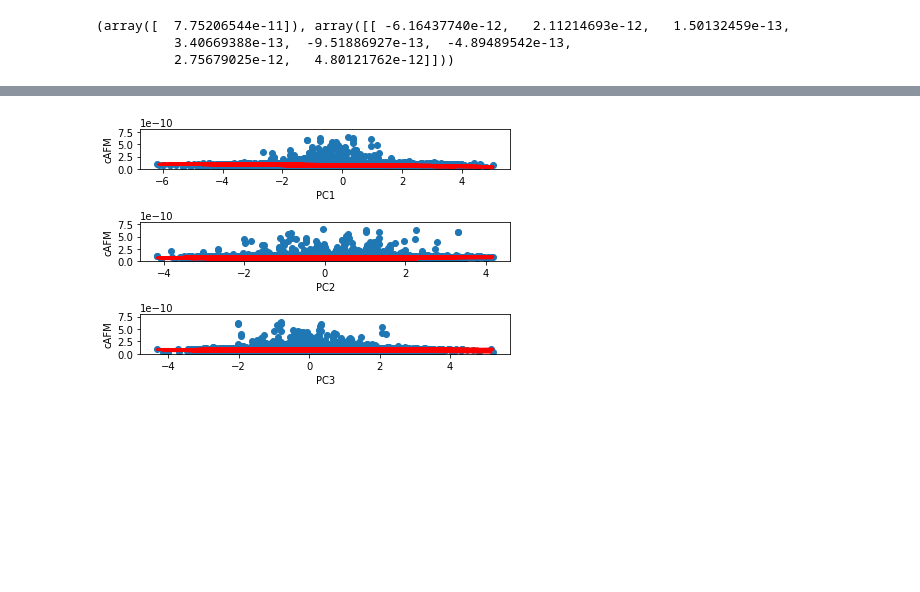
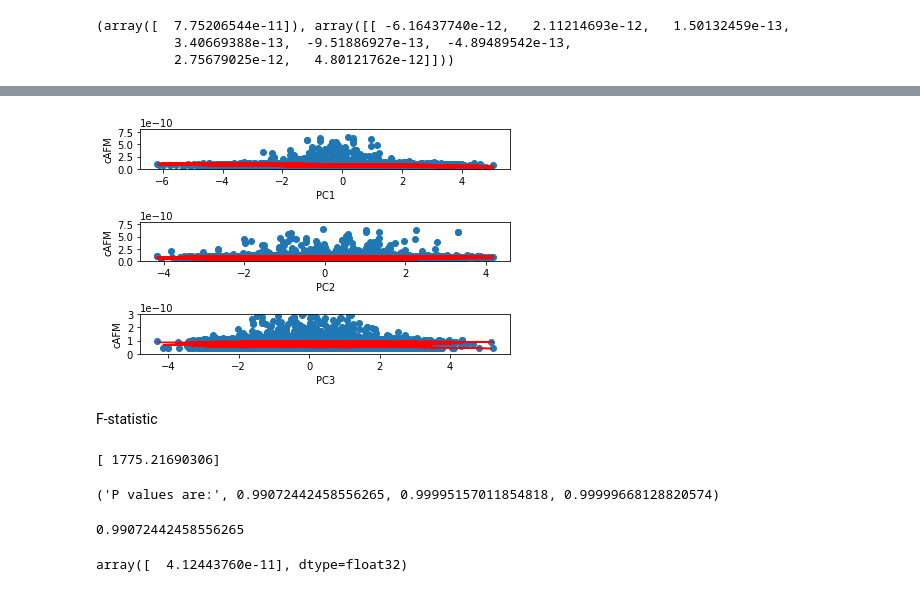
Before and after one commit to kongjy/hyperAFM, a Jupyter notebook: Notebooks/PCAandMLRonPolymers.ipynb, the cells around one changed output, grey strips where cells are left out. Saved outputs shown, nothing was run; the diff lists cells and outputs as text; code cells hidden in the pictures; blank space fills up the shorter version.

Commit message:
error metrics for MLR on PCA

```diff
--- a/Notebooks/PCAandMLRonPolymers.ipynb
+++ b/Notebooks/PCAandMLRonPolymers.ipynb
@@ -197,26 +200,77 @@ array([  8.40537358e-11])
 # %%
 plt.subplot(311)
 plt.scatter(PC1list,cAFMlist)
 plt.plot(training_x[:,0],regr.predict(training_x),color='red',lw='3')
 plt.ylabel('cAFM')
 plt.xlabel('PC1')
 plt.ylim(8e-15, 8e-10)
-
 
 plt.subplot(312)
 plt.scatter(PC2list,cAFMlist)
 plt.plot(training_x[:,1],regr.predict(training_x),color='red',lw='3')
 plt.ylabel('cAFM')
 plt.xlabel('PC2')
 plt.ylim(8e-20, 8e-10)
 
 plt.subplot(313)
 plt.scatter(PC3list,cAFMlist)
-plt.plot(training_x[:,2],regr.predict(training_x),color='red',lw='3')
+plt.plot(training_x[:,2],regr.predict(training_x),color='red')
 plt.ylabel('cAFM')
 plt.xlabel('PC3')
-plt.ylim(8e-15, 8e-10)
+plt.ylim(8e-15, 3e-10)
 
 plt.tight_layout()
 # %% [output]
-[figure, old version]
+[figure, new version]
+# %% [markdown]
+F-statistic
+# %%
+predictors = 8
+n = 60536
+TSS = sum((cAFMlist[5000:] - cAFMlist[5000:].mean())**2)
+RSS = sum((cAFMlist[5000:] - regr.predict(training_x))**2)
+Fnumerator = (TSS-RSS)/predictors
+Fdenominator = RSS/(n-predictors-1)
+F= Fnumerator/Fdenominator
+print(F)
+# %% [output]
+[ 1775.21690306]
+# %%
+#RSS
+RSS = sum((cAFMlist[5000:]-regr.predict(training_x)**2))
+
+#RSE
+RSE = (math.sqrt(RSS/(n-2)))
+
+#TSS
+TSS = sum(((cAFMlist[5000:]-cAFMlist[5000:].mean())**2))
+
+#R^2
+Rsquared = (TSS-RSS)/TSS
+
+#calculate standard errors
+RSE=math.sqrt(RSS/(n-predictors-1))
+SEB1=math.sqrt((RSE**2)*(1/n + PC1list[5000:].mean()**2)/sum(((PC1list[5000:]-PC1list[5000:].mean())**2)))
+SEB2=math.sqrt((RSE**2)/(sum(((PC2list[5000:]-PC2list[5000:].mean())**2))))
+SEB3=math.sqrt((RSE**2)/(sum(((PC3list[5000:]-PC3list[5000:].mean())**2))))
+
+#use standard erros to get tstatistic so that we can get p-values for B_mass, VOC, and LUMO.
+tB1=B1/SEB1
+tB2=B2/SEB2
+tB3=B3/SEB3
+
+#calc p values:
+pB1=stats.t.sf(np.abs(tB1), n-1)*2
+pB2=stats.t.sf(np.abs(tB2), n-1)*2
+pB3=stats.t.sf(np.abs(tB3), n-1)*2
+print("P values are:", pB1, pB2, pB3)
+# %% [output]
+('P values are:', 0.99072442458556265, 0.99995157011854818, 0.99999668128820574)
+# %%
+pB1
+# %% [output]
+0.99072442458556265
+# %%
+cAFMlist[1]
+# %% [output]
+array([  4.12443760e-11], dtype=float32)
```
Also changed, not shown: parts of 7 cells of this notebook.
